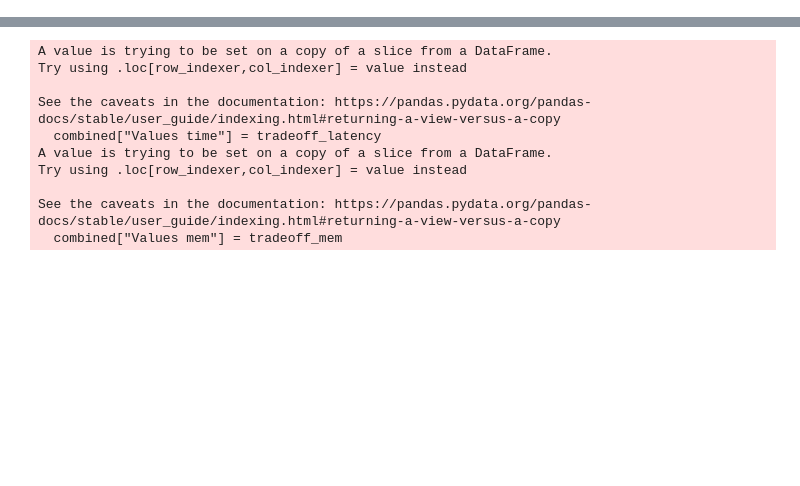
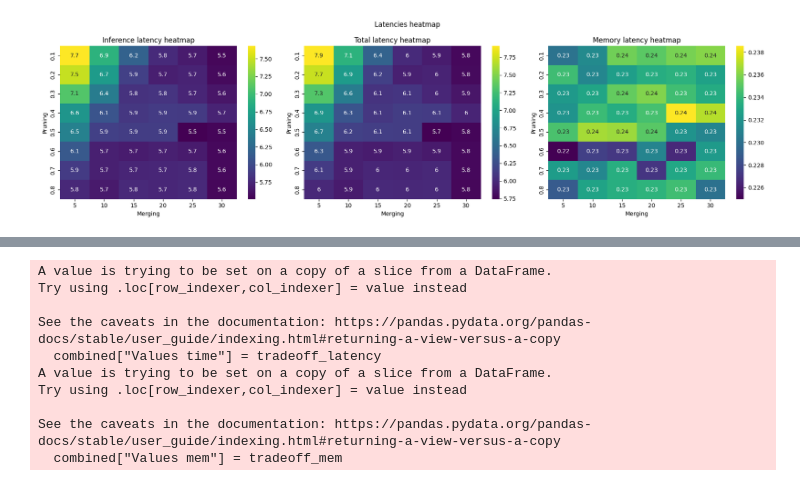
Before and after one commit to Aleixrei73/TFG-Efficient-Vision-Transformer-Inference-on-Edge-Devices, a Jupyter notebook: plotting-3d.ipynb, the cells around one changed output, grey strips where cells are left out. Drawn from its saved outputs; the diff is of its cells as text; code cells hidden in the pictures; blank space fills up the shorter version.

```diff
--- a/plotting-3d.ipynb
+++ b/plotting-3d.ipynb
@@ -47,0 +122,21 @@ See the caveats in the documentation: https://pandas.pydata.org/pandas-docs/stab
+# %%
+fig, axes = plt.subplots(1,3, figsize=(18, 5))
+heat = combined.pivot(index="Pruning", columns="Merging", values="Inference Latency")
+sns.heatmap(heat, cmap='viridis', annot=True, ax=axes[0])
+axes[0].set_title("Inference latency heatmap")
+
+heat = combined.pivot(index="Pruning", columns="Merging", values="Total Latency")
+sns.heatmap(heat, cmap='viridis', annot=True, ax=axes[1])
+axes[1].set_title("Total latency heatmap")
+
+heat = combined.pivot(index="Pruning", columns="Merging", values="Mem Latency")
+sns.heatmap(heat, cmap='viridis', annot=True, ax=axes[2])
+axes[2].set_title("Memory latency heatmap")
+
+
+fig.suptitle(f"Latencies heatmap")
+plt.tight_layout()
+plt.savefig(f"summary/globalGraphs/Combine/{name}-Latencies.png")
+plt.show()
+# %% [output]
+[figure, added]
```
Also changed, not shown: parts of 9 cells of this notebook, 32 other files.
